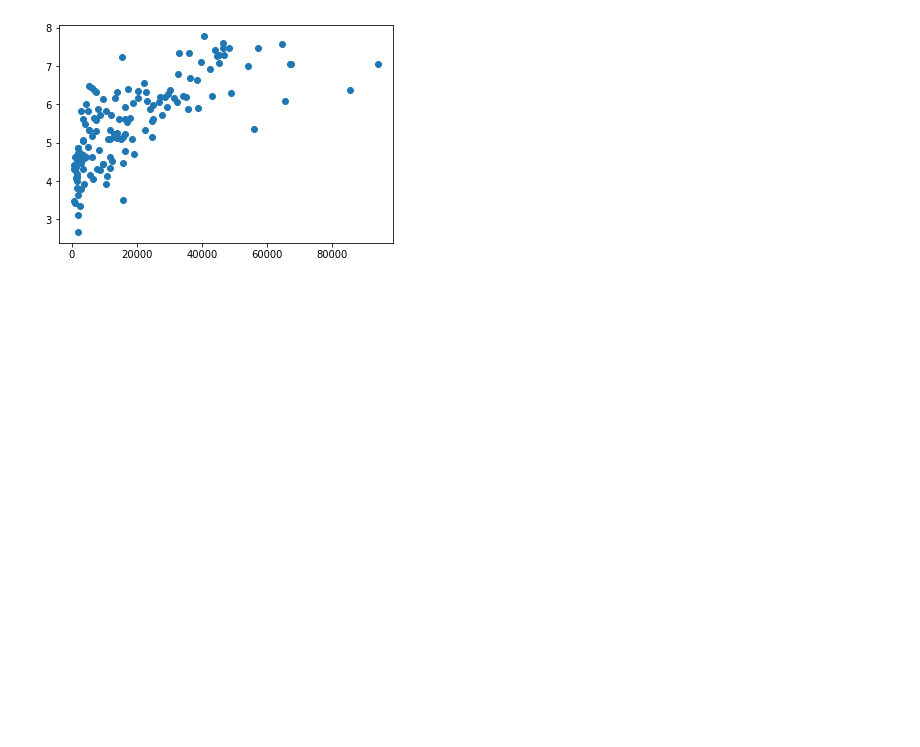
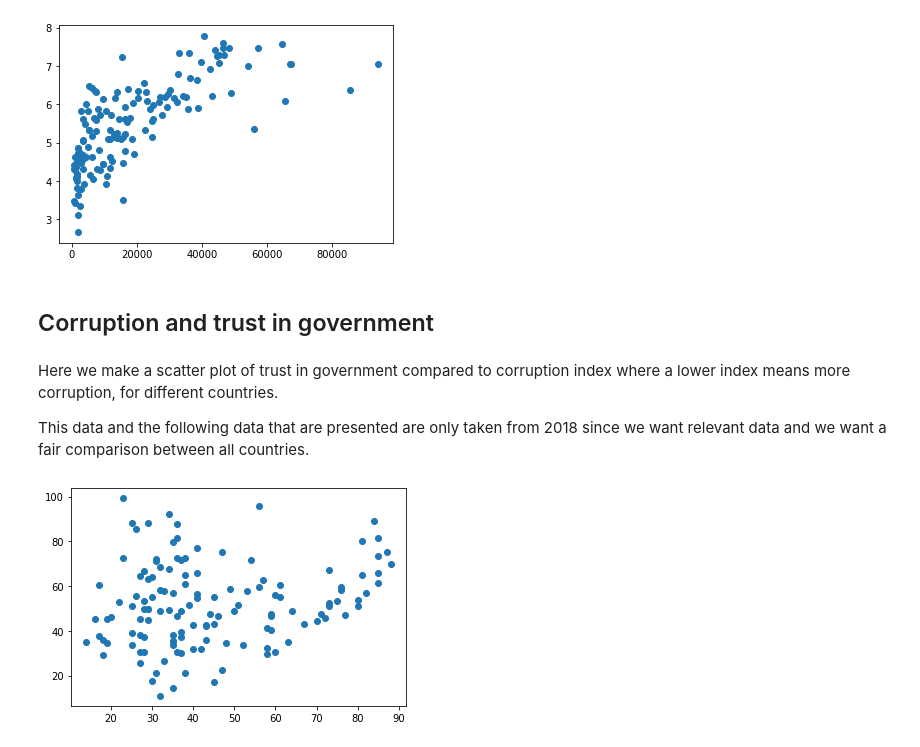
Before and after one commit to antfor/DAT405, a Jupyter notebook: assignment1/Untitled.ipynb, the cells around one changed output. Drawn from its saved outputs; the diff is of its cells as text; code cells hidden in the pictures; blank space fills up the shorter version.

Commit message:
added trust in antons file

```diff
--- a/assignment1/Untitled.ipynb
+++ b/assignment1/Untitled.ipynb
@@ -148,3 +148,28 @@ plt.scatter(df['GDP per capita (constant 2011 international $)'],df[' Life satis
 # %% [output]
 <matplotlib.collections.PathCollection at 0x...>
 [figure]
+# %% [markdown]
+## Corruption and trust in government
+# %% [markdown]
+Here we make a scatter plot of trust in government compared to corruption index where a lower index means more corruption, for different countries.
+
+This data and the following data that are presented are only taken from 2018 since we want relevant data and we want a fair comparison between all countries.
+# %%
+trust = pd.read_csv("share-who-trust-government.csv")
+corruption = pd.read_csv("TI-corruption-perception-index.csv")
+
+trust=trust.loc[trust['Year'] == 2018]
+corruption=corruption.loc[corruption['Year'] == 2018]
+
+# prepare indexes for joining frames
+corruption.reset_index()
+corruption.set_index('Entity', inplace = True)
+trust.set_index('Entity', inplace =True)
+corruption = corruption.drop(columns = ['Code', 'Year'])
+
+ct = trust.join(corruption)
+
+plt.scatter(ct['Corruption Perception Index'], ct['Share of people who trust their national government (%)'])
+plt.show()
+# %% [output]
+[figure, added]
```
Also changed, not shown: parts of 2 cells of this notebook.
